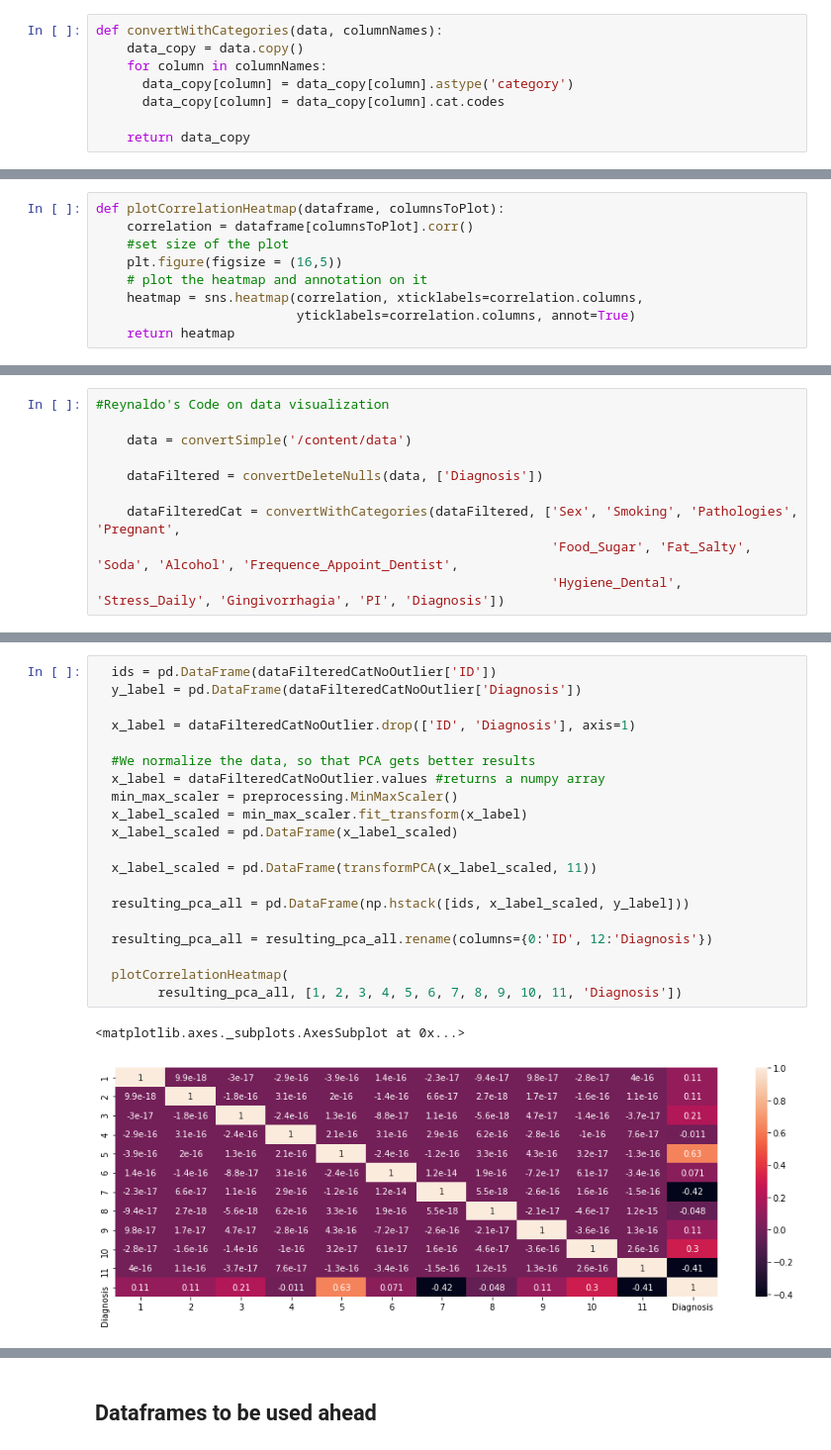
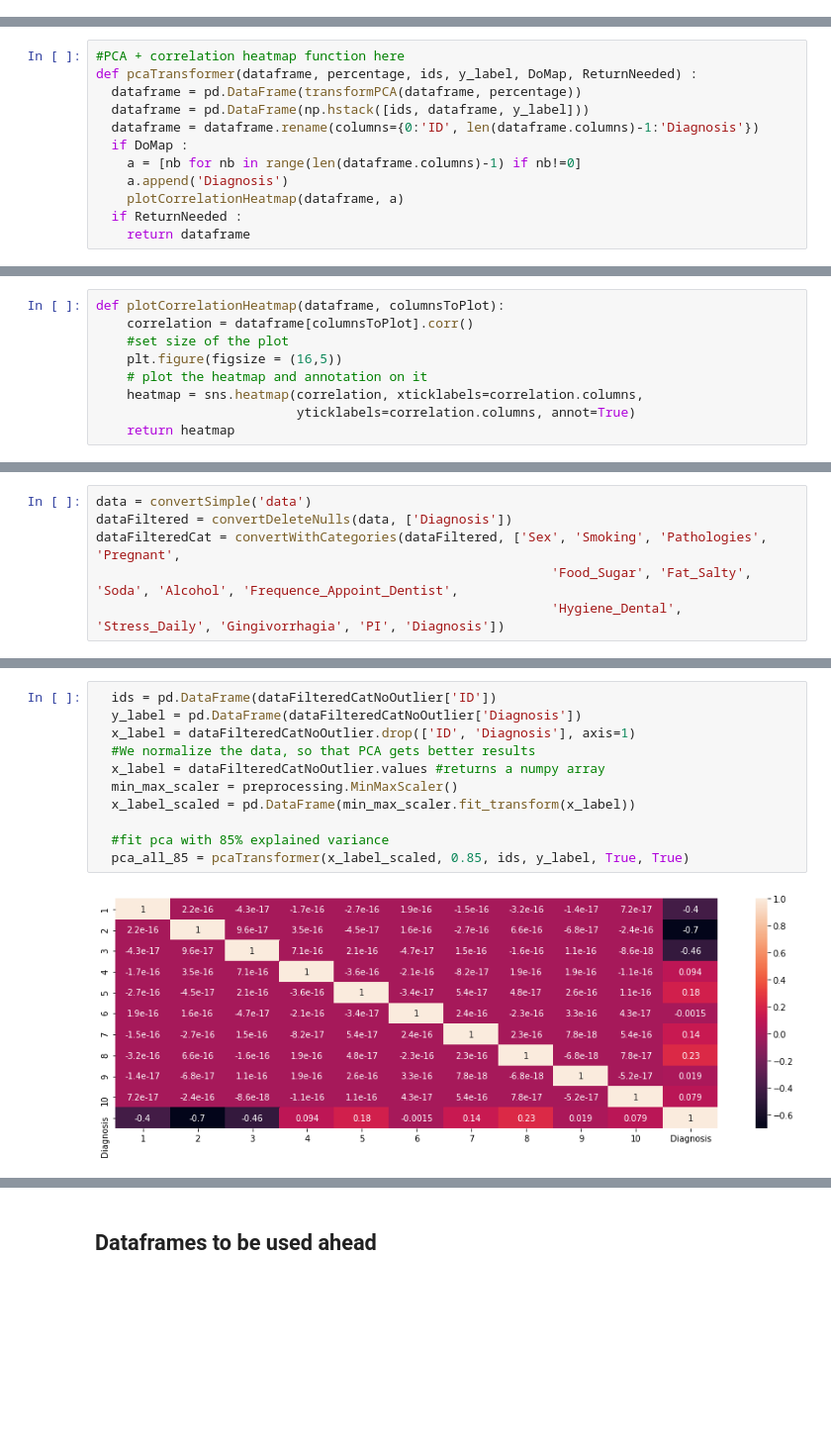
Before and after one commit to nimishchaudhari/CI-Data-Project, a Jupyter notebook: CI_Data_Analysis.ipynb, the cells around one changed output, grey strips where cells are left out. Shown: that part at 99% size. Cells and saved outputs as stored; diff of their text form; blank space fills up the shorter version.

```diff
--- a/CI_Data_Analysis.ipynb
+++ b/CI_Data_Analysis.ipynb
@@ -85,11 +177,3 @@ Code for converting dataset to numbers for readability. In order:
 def convertSimple(filename):
     data = pd.read_csv("{}.csv".format(filename))
     return data
-# %%
-def convertWithCategories(data, columnNames):
-    data_copy = data.copy()
-    for column in columnNames:
-      data_copy[column] = data_copy[column].astype('category')
-      data_copy[column] = data_copy[column].cat.codes
-
-    return data_copy
@@ -125,4 +307,16 @@ def transformPCA(dataframe, numberOfComponents):
     pca = PCA(n_components=numberOfComponents)
     pca.fit(dataframe)
     return pca.transform(dataframe)
+# %%
+#PCA + correlation heatmap function here
+def pcaTransformer(dataframe, percentage, ids, y_label, DoMap, ReturnNeeded) :
+  dataframe = pd.DataFrame(transformPCA(dataframe, percentage))
+  dataframe = pd.DataFrame(np.hstack([ids, dataframe, y_label]))
+  dataframe = dataframe.rename(columns={0:'ID', len(dataframe.columns)-1:'Diagnosis'})
+  if DoMap :
+    a = [nb for nb in range(len(dataframe.columns)-1) if nb!=0]
+    a.append('Diagnosis')
+    plotCorrelationHeatmap(dataframe, a)
+  if ReturnNeeded :
+    return dataframe
 # %% [markdown]
@@ -175,10 +450,6 @@ Afterwards, we parse the data to convert every specified row to a category, so t
 # %%
-#Reynaldo's Code on data visualization
-
-    data = convertSimple('/content/data')
-
-    dataFiltered = convertDeleteNulls(data, ['Diagnosis'])
-
-    dataFilteredCat = convertWithCategories(dataFiltered, ['Sex', 'Smoking', 'Pathologies', 'Pregnant',
+data = convertSimple('data')
+dataFiltered = convertDeleteNulls(data, ['Diagnosis'])
+dataFilteredCat = convertWithCategories(dataFiltered, ['Sex', 'Smoking', 'Pathologies', 'Pregnant',
                                                            'Food_Sugar', 'Fat_Salty', 'Soda', 'Alcohol', 'Frequence_Appoint_Dentist',
                                                            'Hygiene_Dental', 'Stress_Daily', 'Gingivorrhagia', 'PI', 'Diagnosis'])
@@ -250,23 +525,13 @@ For both, we first need to separate the features from the label, perform the PCA
 # %%
   ids = pd.DataFrame(dataFilteredCatNoOutlier['ID'])
   y_label = pd.DataFrame(dataFilteredCatNoOutlier['Diagnosis'])
-
   x_label = dataFilteredCatNoOutlier.drop(['ID', 'Diagnosis'], axis=1)
-
   #We normalize the data, so that PCA gets better results
   x_label = dataFilteredCatNoOutlier.values #returns a numpy array
   min_max_scaler = preprocessing.MinMaxScaler()
-  x_label_scaled = min_max_scaler.fit_transform(x_label)
-  x_label_scaled = pd.DataFrame(x_label_scaled)
+  x_label_scaled = pd.DataFrame(min_max_scaler.fit_transform(x_label))
 
-  x_label_scaled = pd.DataFrame(transformPCA(x_label_scaled, 11))
-
-  resulting_pca_all = pd.DataFrame(np.hstack([ids, x_label_scaled, y_label]))
-
-  resulting_pca_all = resulting_pca_all.rename(columns={0:'ID', 12:'Diagnosis'})
-
-  plotCorrelationHeatmap(
-        resulting_pca_all, [1, 2, 3, 4, 5, 6, 7, 8, 9, 10, 11, 'Diagnosis'])
+  #fit pca with 85% explained variance
+  pca_all_85 = pcaTransformer(x_label_scaled, 0.85, ids, y_label, True, True)
 # %% [output]
-<matplotlib.axes._subplots.AxesSubplot at 0x...>
-[figure, old version]
+[figure, new version]
```
Also changed, not shown: parts of 101 cells of this notebook.
